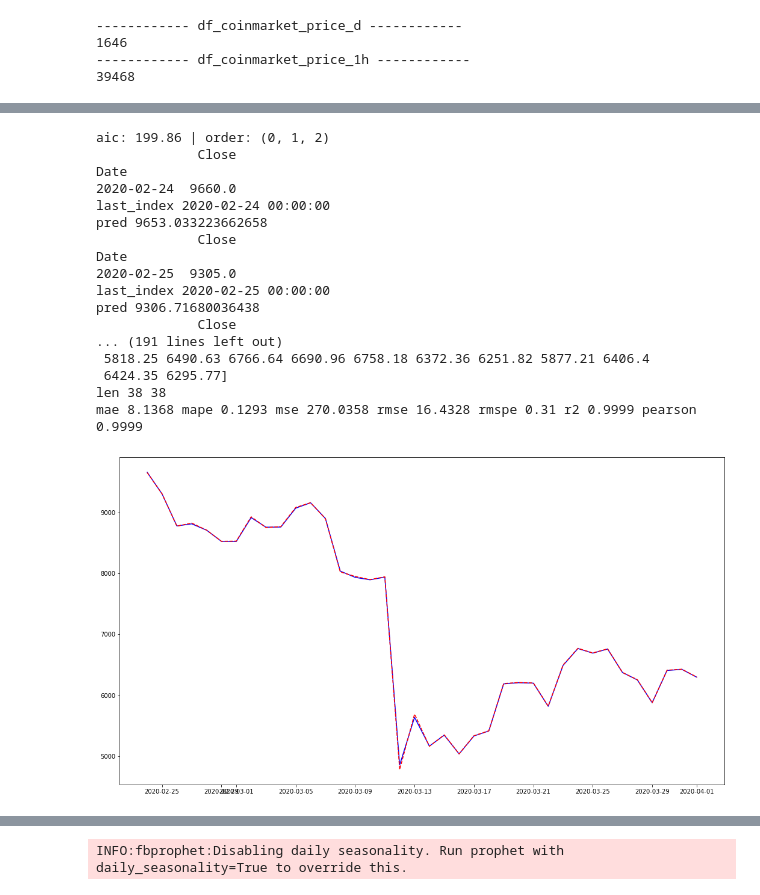
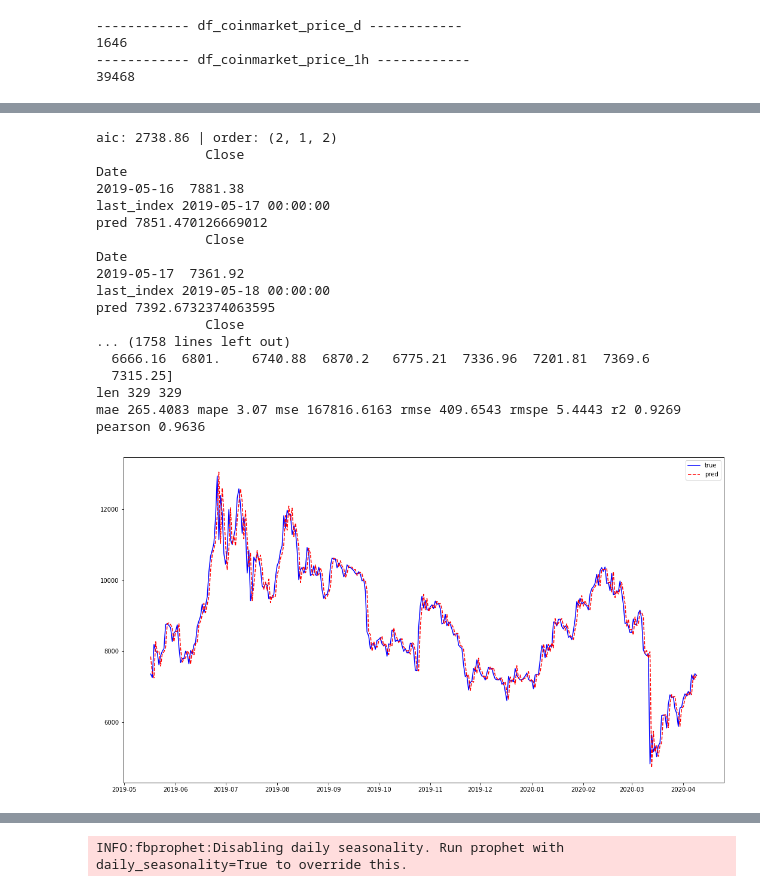
Before and after one commit to RichardMan13/Time_Series_Bitcoin, a Jupyter notebook: tcc_scripts_notebook/models_time_series.ipynb, the cells around one changed output, grey strips where cells are left out. Saved outputs shown, nothing was run; the diff lists cells and outputs as text; code cells hidden in the pictures.

```diff
--- a/tcc_scripts_notebook/models_time_series.ipynb
+++ b/tcc_scripts_notebook/models_time_series.ipynb
@@ -337,6 +384,8 @@ class ARIMAForecast(object):
         fig, ax = plt.subplots(figsize=(18, 10))
         ax.plot(self.df.iloc[-last_index:].index, y_true, color="b", label = "true")
         ax.plot(self.df.iloc[-last_index:].index, y_pred, color="r", linestyle = '--', label = "pred")
+        ax.legend()
+        plt.show()
 
     def perform_metrics(self, y_truth, y_forecasted):
 
@@ -368,13 +417,14 @@ class ARIMAForecast(object):
 #                                         enforce_invertibility=False)
 #         results = mod.fit()
 #         pred = results.forecast(steps = 1)
+        train_index = (last_index - pd.Timedelta(days = 1)).strftime('%Y-%m-%d')
 
         model = pm.ARIMA(order = best_order) #enforce_stationarity = False
-        model = model.fit(self.df[:last_index])
+        model = model.fit(self.df[:train_index])
 
 #         model = model.update(self.df[last_index:last_index])
 
-        print(self.df[last_index:last_index])
+        print(self.df[train_index:train_index])
         pred = model.predict(n_periods = 1, alpha = 0.05)[-1]
 
         return pred, model
@@ -426,39 +476,39 @@ class ARIMAForecast(object):
 # %%
 ### MAIN
 
 df = df_gemini_price_d.copy()
 # df = df_gemini_price_1h.copy()
 
 df['Date'] = pd.to_datetime(df['Date'])
 #print('null\n', df.isnull().sum())
 
 df = df.set_index('Date')
 df = df.loc[:, ['Close']]
 df = df.sort_values(by = ['Date'])
 df = df.asfreq('D') # D or H
 
 arima_forecast = ARIMAForecast(df = df,
-                               percentage_train_size = 0.98)
+                               percentage_train_size = 0.80)
 arima_forecast.perform()
 # %% [output]
-aic: 199.86 | order: (0, 1, 2)
-             Close
+aic: 2738.86 | order: (2, 1, 2)
+              Close
 Date
-2020-02-24  9660.0
-last_index 2020-02-24 00:00:00
-pred 9653.033223662658
-             Close
+2019-05-16  7881.38
+last_index 2019-05-17 00:00:00
+pred 7851.470126669012
+              Close
 Date
-2020-02-25  9305.0
-last_index 2020-02-25 00:00:00
-pred 9306.71680036438
-             Close
-... (191 lines left out)
- 5818.25 6490.63 6766.64 6690.96 6758.18 6372.36 6251.82 5877.21 6406.4
- 6424.35 6295.77]
-len 38 38
-mae 8.1368 mape 0.1293 mse 270.0358 rmse 16.4328 rmspe 0.31 r2 0.9999 pearson 0.9999
+2019-05-17  7361.92
+last_index 2019-05-18 00:00:00
+pred 7392.6732374063595
+              Close
+... (1758 lines left out)
+  6666.16  6801.    6740.88  6870.2   6775.21  7336.96  7201.81  7369.6
+  7315.25]
+len 329 329
+mae 265.4083 mape 3.07 mse 167816.6163 rmse 409.6543 rmspe 5.4443 r2 0.9269 pearson 0.9636
-[figure, old version]
+[figure, new version]
 # %%
 # diario
 # aic: 21644.13 | order: (1, 1, 1)
```
Also changed, not shown: parts of 28 cells of this notebook, 3 other files.
